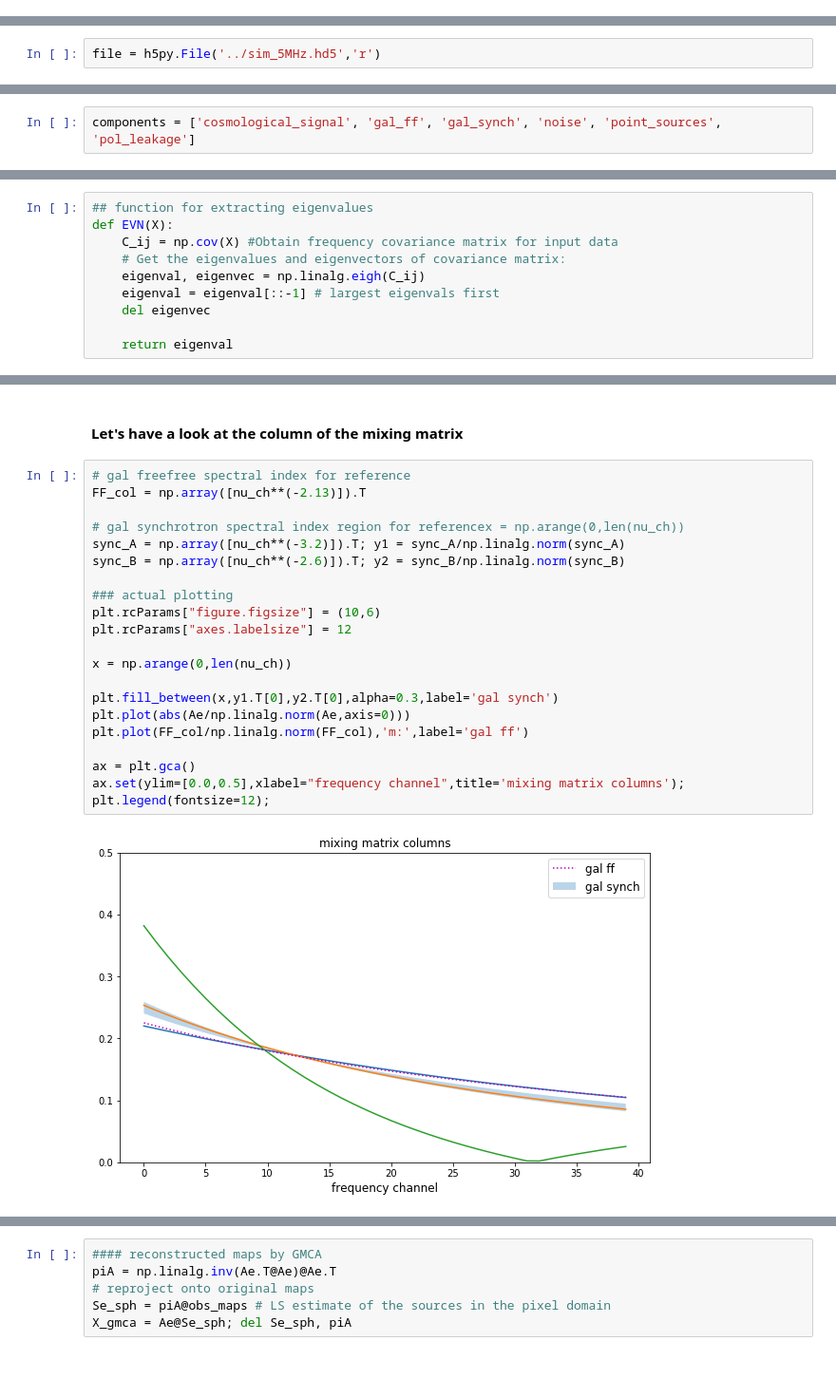
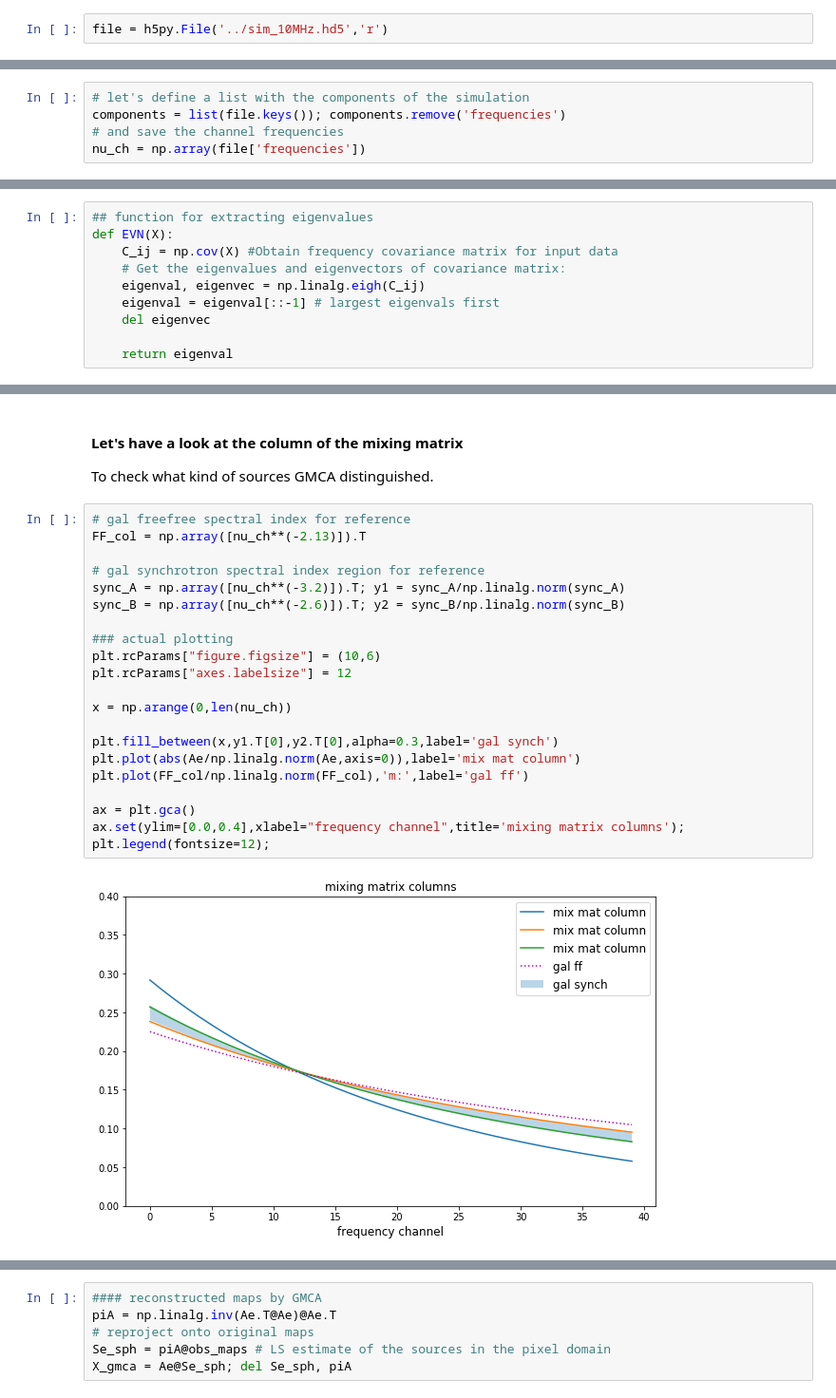
Before and after one commit to isab3lla/gmca4im, a Jupyter notebook: tut_2_perform_GMCA.ipynb, the cells around one changed output, grey strips where cells are left out. Shown at 95% size. Cells and saved outputs as stored; diff of their text form; blank space fills up the shorter version.

```diff
--- a/tut_2_perform_GMCA.ipynb
+++ b/tut_2_perform_GMCA.ipynb
@@ -4,0 +14,2 @@
+# %%
+file = h5py.File('../sim_10MHz.hd5','r')
@@ -4,0 +21,5 @@
+# %%
+# let's define a list with the components of the simulation
+components = list(file.keys()); components.remove('frequencies')
+# and save the channel frequencies
+nu_ch = np.array(file['frequencies'])
@@ -13,2 +33,0 @@ import gmca4im_lib2 as g4i
-# %%
-file = h5py.File('../sim_5MHz.hd5','r')
@@ -19,2 +33,0 @@ file.keys()
-# %%
-components = ['cosmological_signal', 'gal_ff', 'gal_synch', 'noise', 'point_sources', 'pol_leakage']
@@ -111,26 +122,28 @@ Now running GMCA . . .
 # %% [markdown]
 #### Let's have a look at the column of the mixing matrix
+
+To check what kind of sources GMCA distinguished.
 # %%
 # gal freefree spectral index for reference
 FF_col = np.array([nu_ch**(-2.13)]).T
 
-# gal synchrotron spectral index region for referencex = np.arange(0,len(nu_ch))
+# gal synchrotron spectral index region for reference
 sync_A = np.array([nu_ch**(-3.2)]).T; y1 = sync_A/np.linalg.norm(sync_A)
 sync_B = np.array([nu_ch**(-2.6)]).T; y2 = sync_B/np.linalg.norm(sync_B)
 
 ### actual plotting
 plt.rcParams["figure.figsize"] = (10,6)
 plt.rcParams["axes.labelsize"] = 12
 
 x = np.arange(0,len(nu_ch))
 
 plt.fill_between(x,y1.T[0],y2.T[0],alpha=0.3,label='gal synch')
-plt.plot(abs(Ae/np.linalg.norm(Ae,axis=0)))
+plt.plot(abs(Ae/np.linalg.norm(Ae,axis=0)),label='mix mat column')
 plt.plot(FF_col/np.linalg.norm(FF_col),'m:',label='gal ff')
 
 ax = plt.gca()
-ax.set(ylim=[0.0,0.5],xlabel="frequency channel",title='mixing matrix columns');
+ax.set(ylim=[0.0,0.4],xlabel="frequency channel",title='mixing matrix columns');
 plt.legend(fontsize=12);
 # %% [output]
-[figure, old version]
+[figure, new version]
 # %% [markdown]
```
Also changed, not shown: parts of 33 cells of this notebook, 1 other file.
